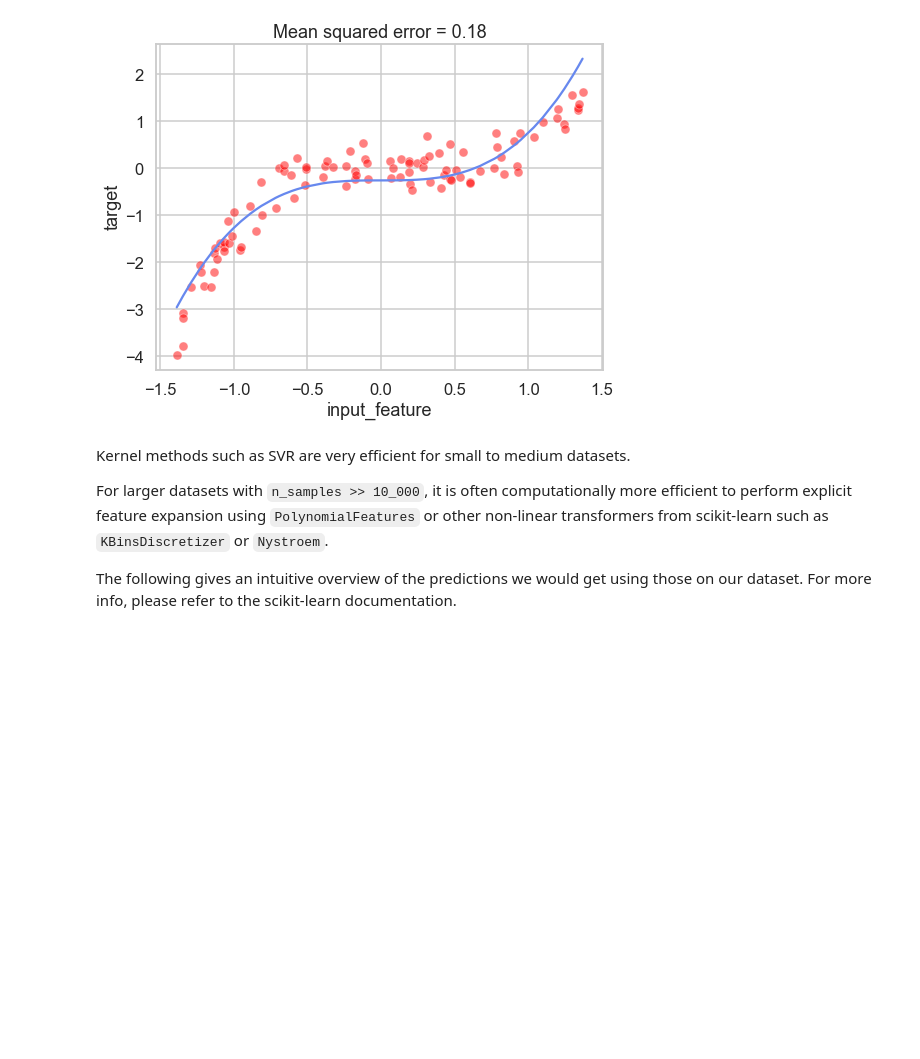
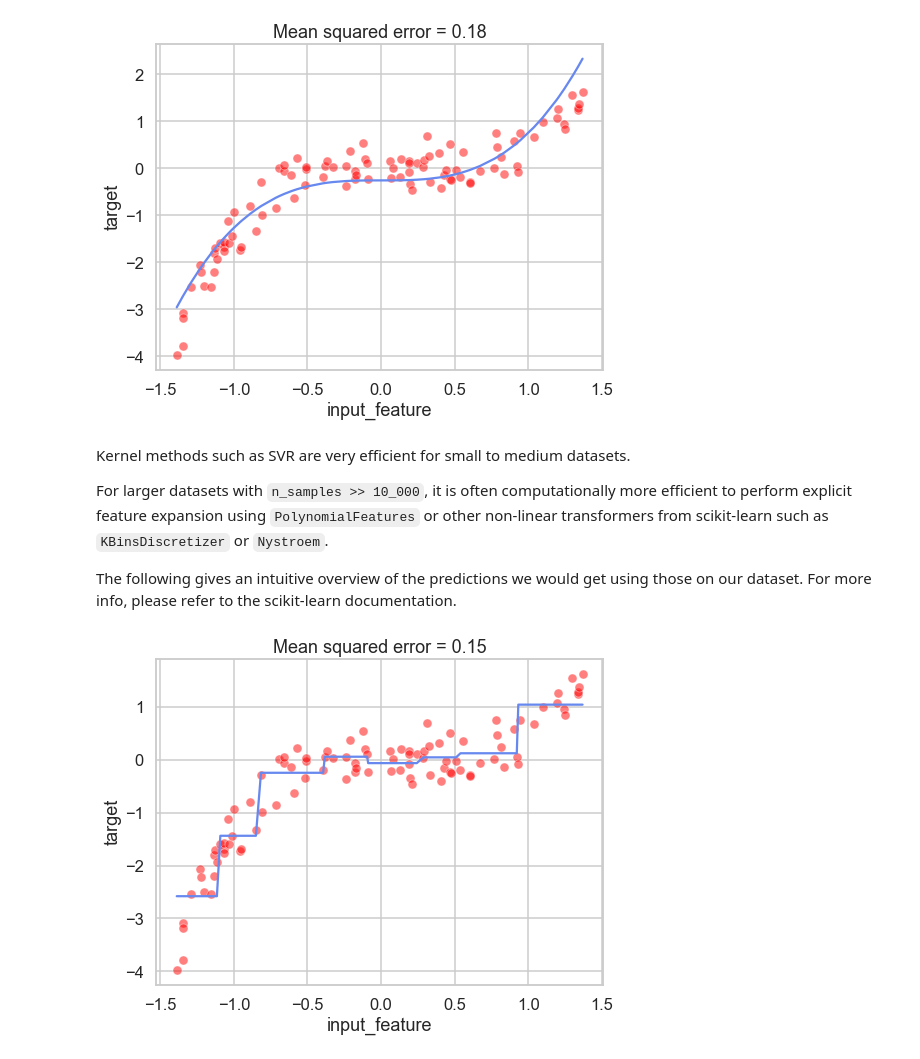
Before and after one commit to skacem/Learning-Machine-Learning, a Jupyter notebook: Scikit-learn/402_linear_regression_non_linear_relationship.ipynb, the cells around one changed output. Cells and saved outputs as stored; diff of their text form; code cells hidden in the pictures; blank space fills up the shorter version.

```diff
--- a/Scikit-learn/402_linear_regression_non_linear_relationship.ipynb
+++ b/Scikit-learn/402_linear_regression_non_linear_relationship.ipynb
@@ -192,5 +192,7 @@ mse = mean_squared_error(target, target_predicted)
 # %%
 ax = sns.scatterplot(data=full_data, x='input_feature', y='target',
                     color='r', alpha=.5)
 ax.plot(data, target_predicted)
-ax.set_title(f')
+ax.set_title(f'Mean squared error = {mse:.2f}');
+# %% [output]
+[figure, added]
```
Also changed, not shown: parts of 2 cells of this notebook.
